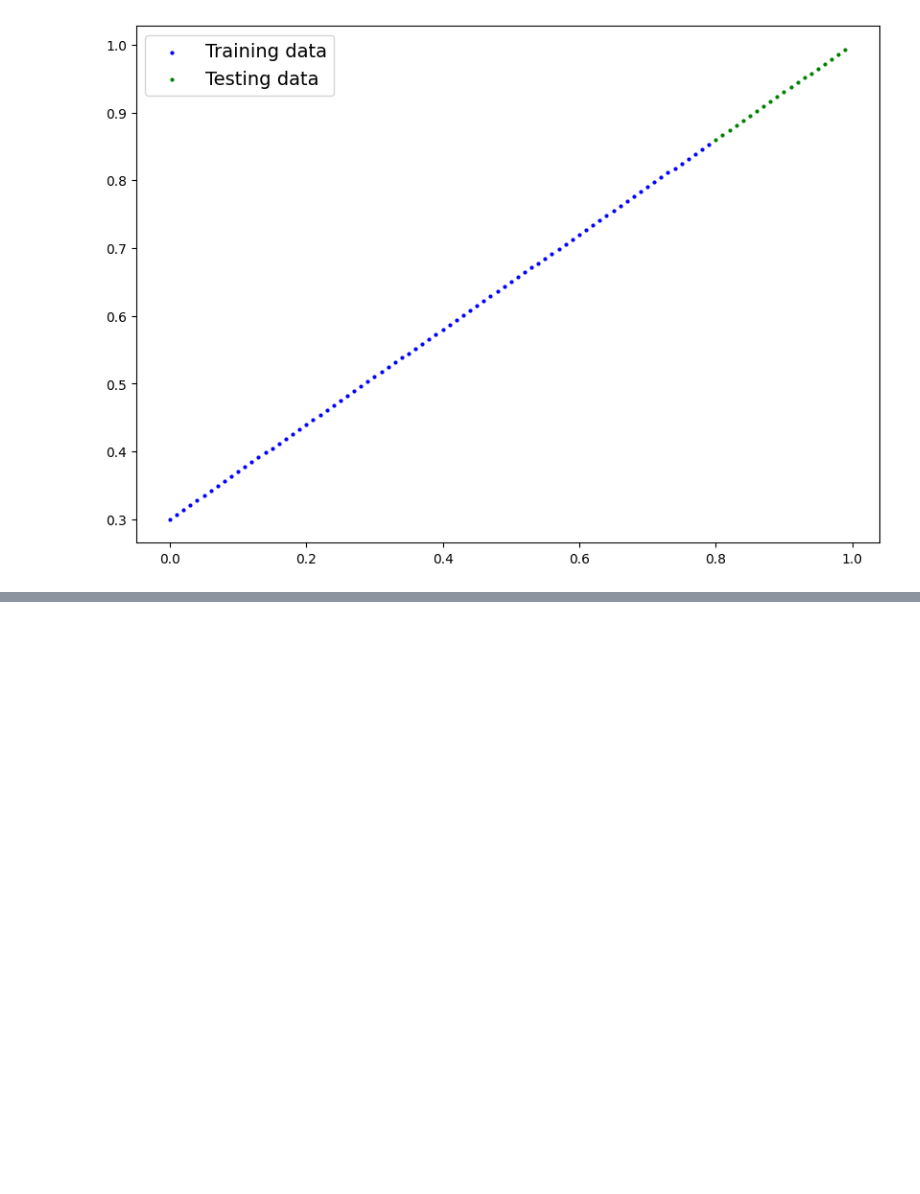
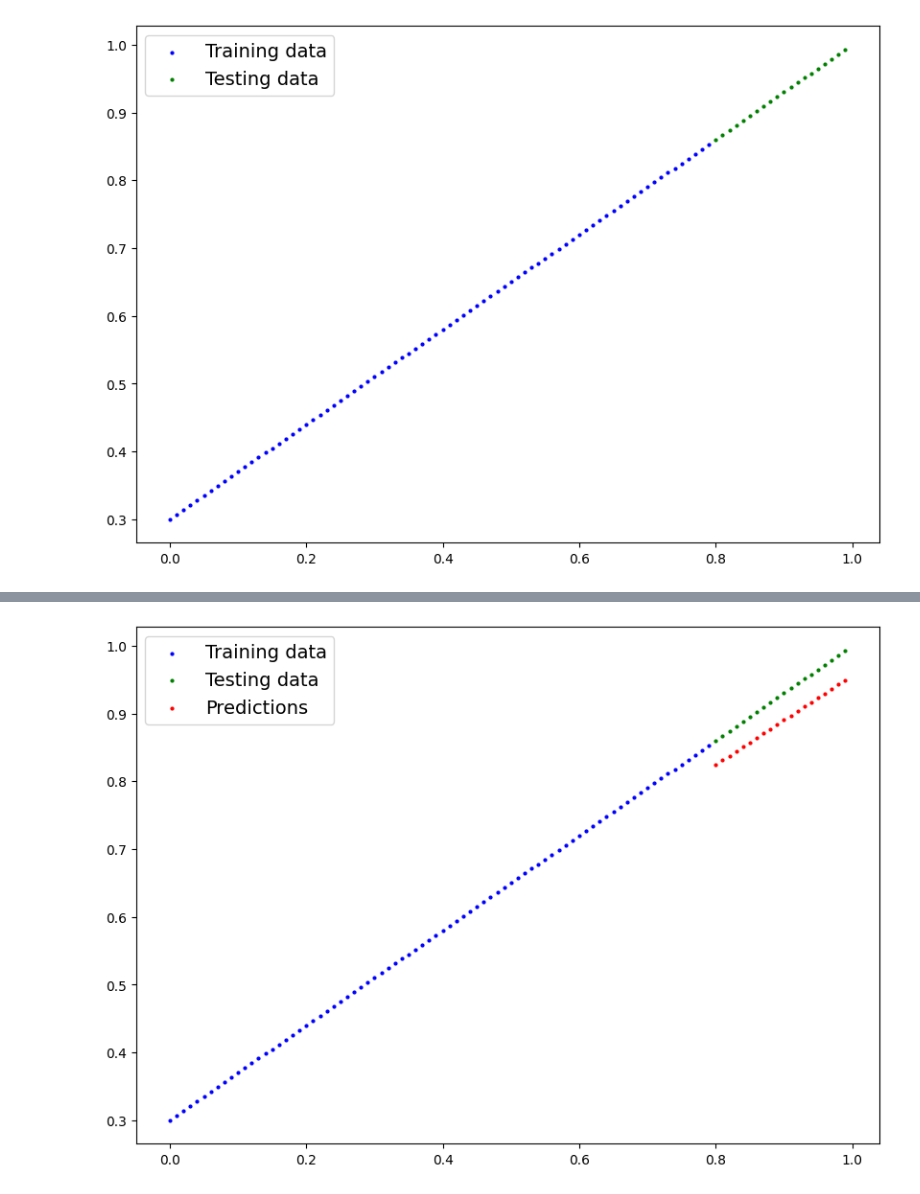
Before and after one commit to AustinN-Tech/AI-ML_Learning_Process_and_Notes, a Jupyter notebook: PyTorch_02.ipynb, the cells around one changed output, grey strips where cells are left out. Drawn from its saved outputs; the diff is of its cells as text; code cells hidden in the pictures; blank space fills up the shorter version.

```diff
--- a/PyTorch_02.ipynb
+++ b/PyTorch_02.ipynb
@@ -659,17 +678,24 @@ plot_predictions(train_data=X_train_regression,
 # %%
+# Loss and optimizer
 loss_fn = nn.L1Loss()
 
-optimizer = nn.optim.SGD(params=model_1.parameters())
+optimizer = torch.optim.SGD(params=model_2.parameters(), lr=0.01)
 # %%
-epochs = 200
+torch.manual_seed(42)
+
+epochs = 1000
+
+# Put data on the target device
+X_train_regression, y_train_regression = X_train_regression.to(device), y_train_regression.to(device)
+X_test_regression, y_test_regression = X_test_regression.to(device), y_test_regression.to(device)
 
 for epoch in range(epochs):
   ### Training
-  model_1.train()
+  model_2.train()
 
-  y_pred_regression = model_1(X_train_regression)
+  y_pred_regression = model_2(X_train_regression)
 
-  loss = loss_fn(y_pred, y_train_regression)
+  loss = loss_fn(y_pred_regression, y_train_regression)
 
   optimizer.zero_grad()
 
@@ -678,11 +704,11 @@ for epoch in range(epochs):
   optimizer.step()
 
   ### Testing
-  model_1.eval()
+  model_2.eval()
   with torch.inference_mode():
-    test_pred_regression = model_1(X_test_regression)
+    test_pred = model_2(X_test_regression)
 
-    test_loss = loss_fn(test_pred_regression, y_test_regression)
+    test_loss = loss_fn(test_pred, y_test_regression)
 
-  if epoch % 20 == 0:
+  if epoch % 100 == 0:
     print(f"Epoch: {epoch} | Train Loss: {loss:.2f} | Test Loss: {test_loss:.2f}")
@@ -688,0 +726,6 @@ for epoch in range(epochs):
+# %%
+# Make predictions
+model_2.eval()
+with torch.inference_mode():
+  regression_pred = model_2(X_test_regression)
+regression_pred
@@ -688,0 +753,9 @@ for epoch in range(epochs):
+# %%
+# Plot predictions
+plot_predictions(train_data=X_train_regression.cpu(),
+                  train_labels=y_train_regression.cpu(),
+                 test_data = X_test_regression.cpu(),
+                  test_labels=y_test_regression.cpu(),
+                 predictions=regression_pred.cpu())
+# %% [output]
+[figure, added]
```
Also changed, not shown: parts of 57 cells of this notebook.
